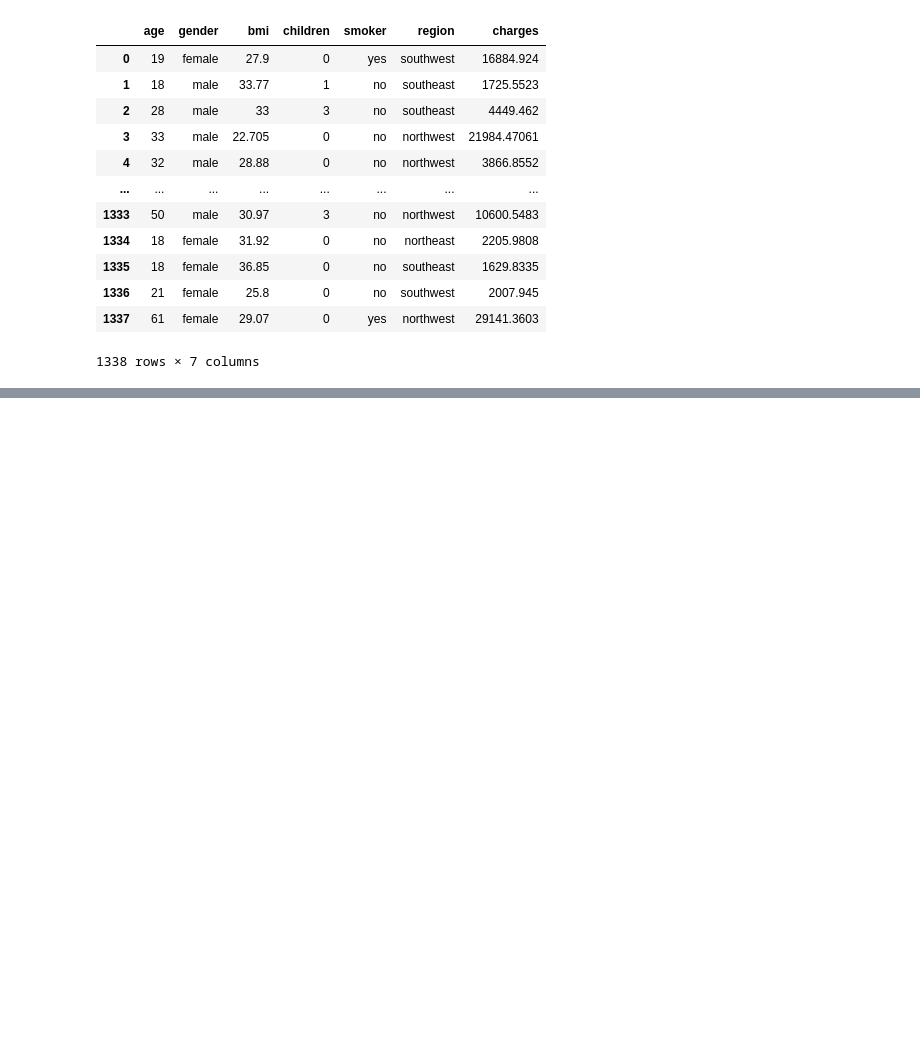
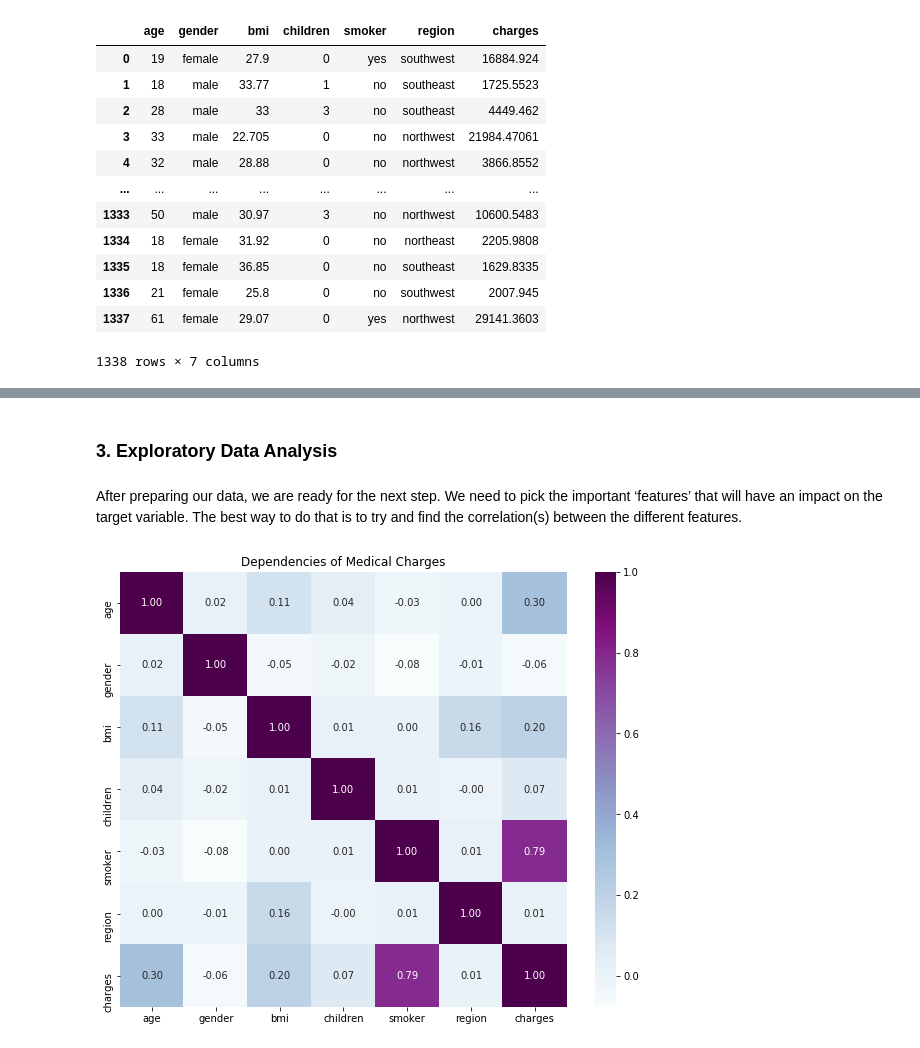
Before and after one commit to 99norah/Linear-Regression, a Jupyter notebook: linea regression project.ipynb, the cells around one changed output, grey strips where cells are left out. Drawn from its saved outputs; the diff is of its cells as text; code cells hidden in the pictures; blank space fills up the shorter version.

```diff
--- a/linea regression project.ipynb
+++ b/linea regression project.ipynb
@@ -133,0 +195,3 @@ insurence_df
+# %%
+insurence_df=pd.read_csv("medical_charge.csv",index_col=0)
+insurence_df.head()
@@ -133,0 +262,4 @@ insurence_df
+# %%
+#Remove duplicates from the original DataFrame
+insurence_df.drop_duplicates(inplace=True)
+insurence_df
@@ -133,0 +286,7 @@ insurence_df
+# %%
+clean_data = {'gender': {'male' : 0 , 'female' : 1} ,
+              'smoker': {'no': 0 , 'yes' : 1},
+               'region' : {'northwest':0, 'northeast':1,'southeast':2,'southwest':3}
+               }
+data_copy = insurence_df.copy()
+data_copy.replace(clean_data, inplace=True)
@@ -133,0 +331,13 @@ insurence_df
+# %% [markdown]
+### 3. Exploratory Data Analysis
+# %% [markdown]
+After preparing our data, we are ready for the next step. We need to pick the important ‘features’ that will have an impact on the target variable. The best way to do that is to try and find the correlation(s) between the different features.
+# %%
+corr =data_copy.corr()
+fig, ax = plt.subplots(figsize=(10,8))
+sns.heatmap(corr,cmap='BuPu',annot=True,fmt=".2f",ax=ax)
+plt.title("Dependencies of Medical Charges")
+plt.savefig('./Cor')
+plt.show()
+# %% [output]
+[figure, added]
```
Also changed, not shown: parts of 48 cells of this notebook.
